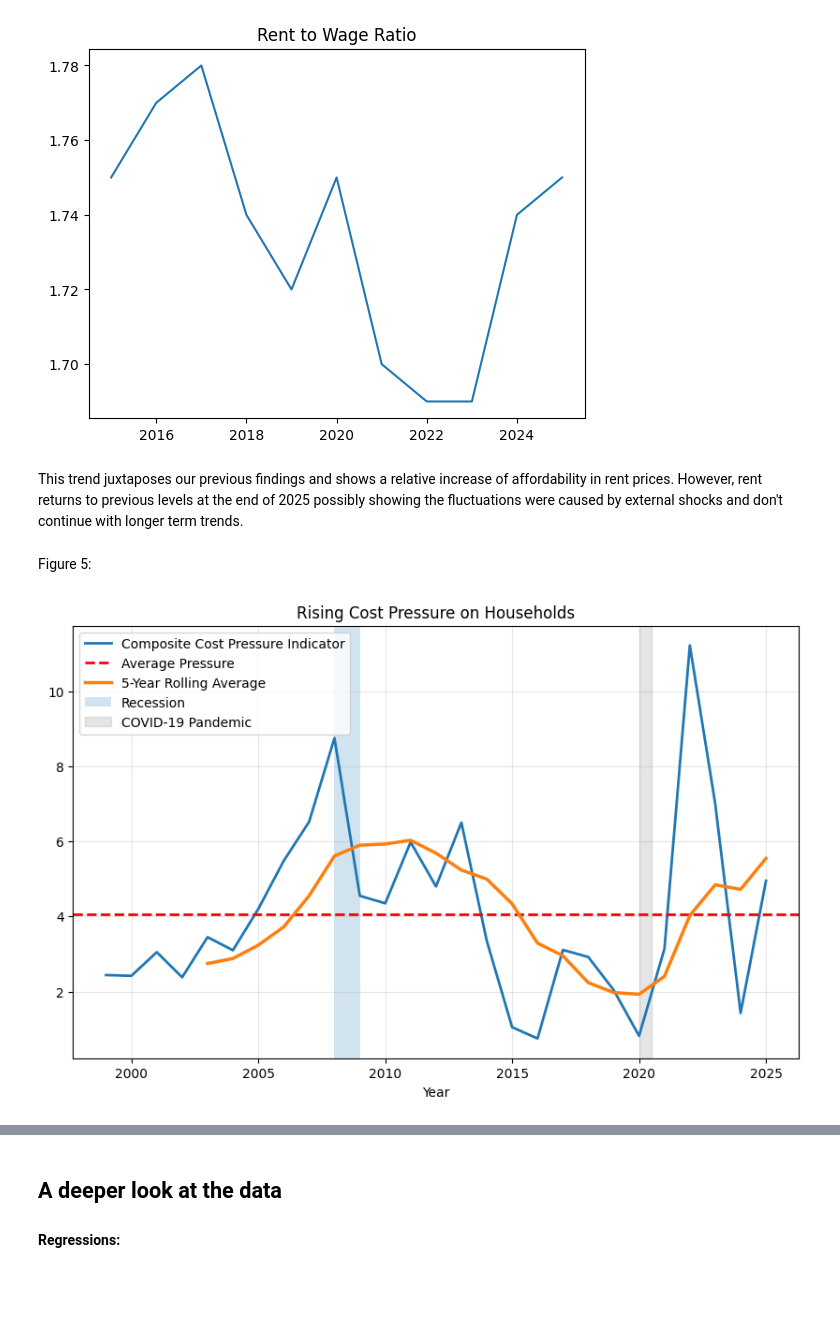
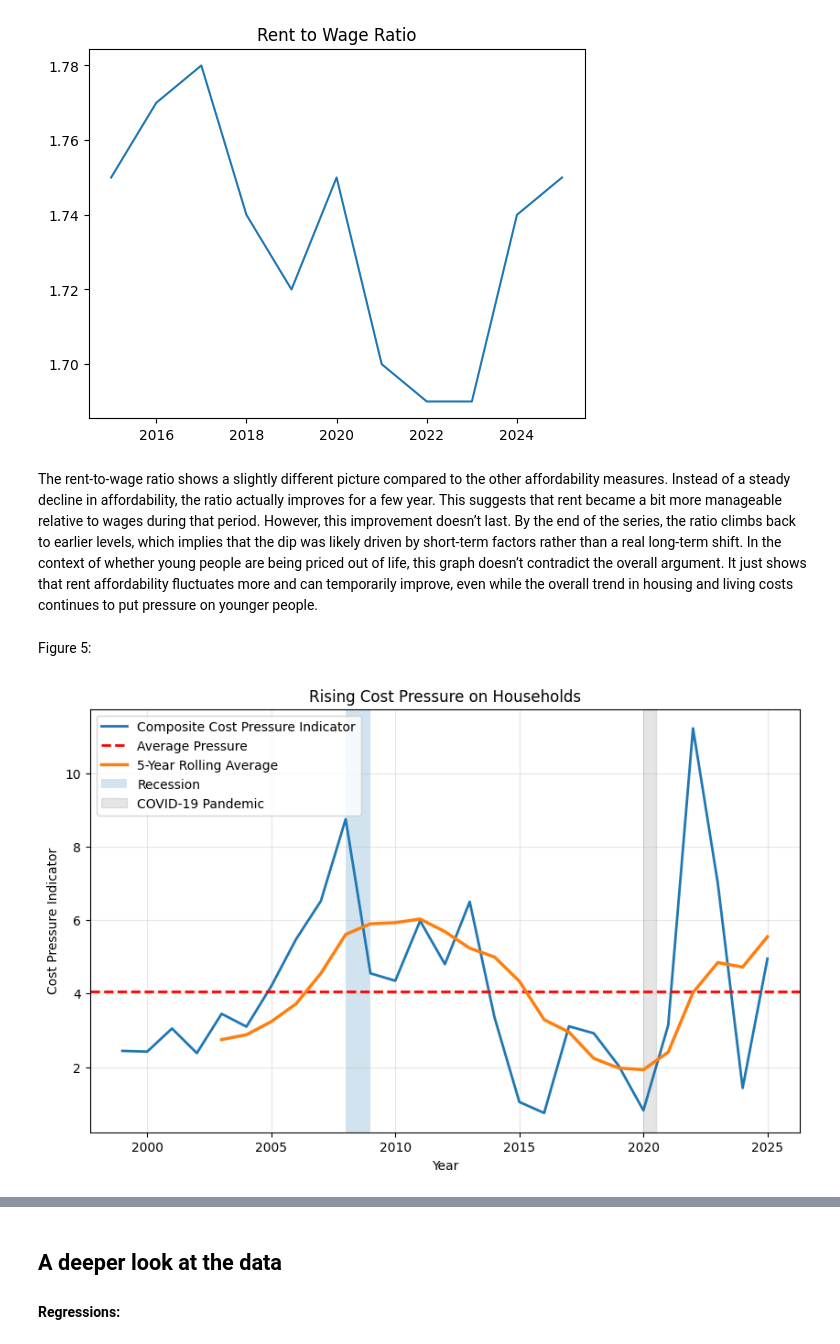
Before and after one commit to Ben-Morgan536/Are-Young-People-Priced-Out-of-Life-Project, a Jupyter notebook: blog.ipynb, the cells around one changed output, grey strips where cells are left out. Cells and saved outputs as stored; diff of their text form; code cells hidden in the pictures; blank space fills up the shorter version.

```diff
--- a/blog.ipynb
+++ b/blog.ipynb
@@ -111,30 +118,32 @@ plt.show()
 # %% [output]
 [figure]
 # %% [markdown]
-This trend juxtaposes our previous findings and shows a relative increase of affordability in rent prices. However, rent returns to previous levels at the end of 2025 possibly showing the fluctuations were caused by external shocks and don't continue with longer term trends.
+The rent‑to‑wage ratio shows a slightly different picture compared to the other affordability measures. Instead of a steady decline in affordability, the ratio actually improves for a few year. This suggests that rent became a bit more manageable relative to wages during that period. However, this improvement doesn’t last. By the end of the series, the ratio climbs back to earlier levels, which implies that the dip was likely driven by short‑term factors rather than a real long‑term shift. In the context of whether young people are being priced out of life, this graph doesn’t contradict the overall argument. It just shows that rent affordability fluctuates more and can temporarily improve, even while the overall trend in housing and living costs continues to put pressure on younger people.
 # %% [markdown]
 Figure 5:
 # %%
 plt.figure(figsize=(10,6))
 
 plt.plot(main_data["Year"], main_data["Cost_Pressure_Indicator"], linewidth=2, label="Composite Cost Pressure Indicator")
 plt.axhline(y=main_data["Cost_Pressure_Indicator"].mean(), linestyle="--", color="red", linewidth=2, label="Average Pressure")
-
 main_data["Cost_Pressure_Rolling"] = main_data["Cost_Pressure_Indicator"].rolling(window=5).mean()
 plt.plot(main_data["Year"], main_data["Cost_Pressure_Rolling"], label="5-Year Rolling Average", linewidth=2.5)
 
 
 plt.axvspan(2008, 2009, alpha=0.2, label="Recession")
 plt.axvspan(2020, 2020.5, alpha=0.2, label="COVID-19 Pandemic", color="gray")
 
-plt.legend()
 
 plt.title("Rising Cost Pressure on Households")
 plt.xlabel("Year")
+plt.ylabel("Cost Pressure Indicator")
+
+
+plt.legend()
 
 plt.grid(alpha=0.3)
 
 plt.show()
 # %% [output]
-[figure, old version]
+[figure, new version]
 # %% [markdown]
```
Also changed, not shown: parts of 12 cells of this notebook, 2 other files.
